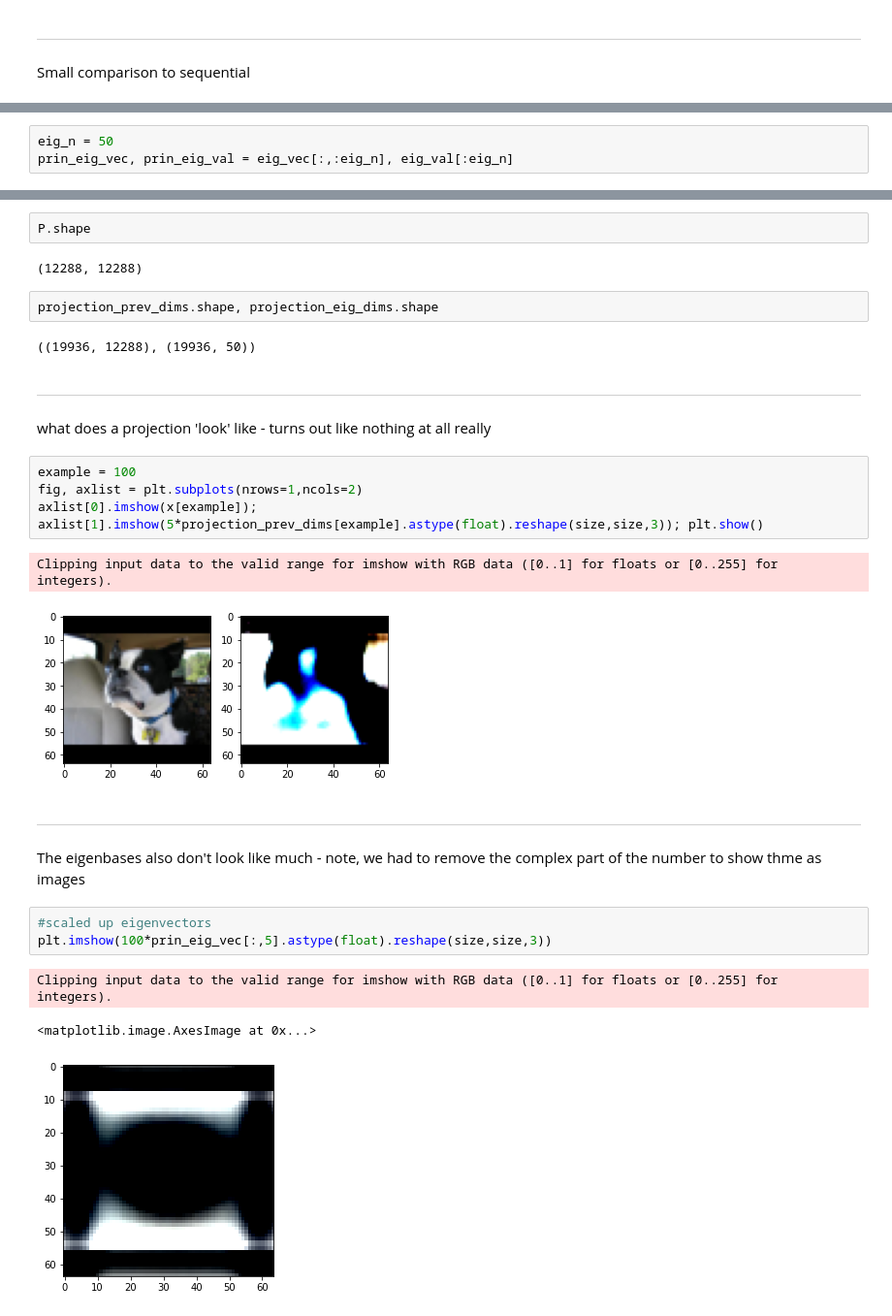
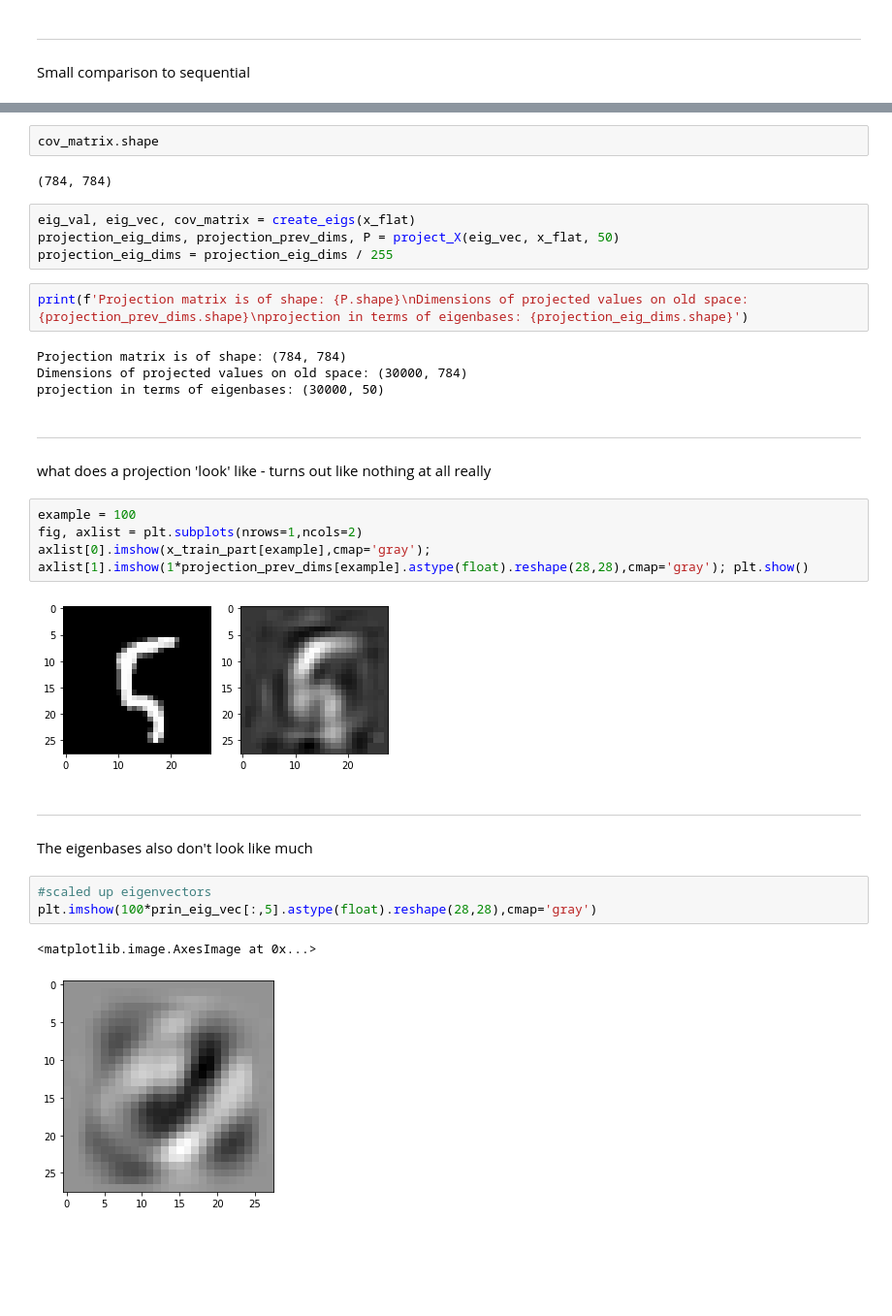
Before and after one commit to jakelourie1502/EigenVectors_and_SVD, a Jupyter notebook: dim_reduction_eigen.ipynb, the cells around one changed output, grey strips where cells are left out. Shown: that part at 97% size. Drawn from its saved outputs; the diff is of its cells as text; blank space fills up the shorter version.

```diff
--- a/dim_reduction_eigen.ipynb
+++ b/dim_reduction_eigen.ipynb
@@ -316,3 +280,0 @@ eig_val, eig_vec = np.linalg.eig(cov_matrix)
-# %%
-eig_n = 50
-prin_eig_vec, prin_eig_val = eig_vec[:,:eig_n], eig_val[:eig_n]
@@ -336,29 +315,33 @@ projection_eig_dims = X @ prin_eig_vec
 # %%
-P.shape
+cov_matrix.shape
 # %% [output]
-(12288, 12288)
+(784, 784)
-# %%
-projection_prev_dims.shape, projection_eig_dims.shape
-# %% [output]
-((19936, 12288), (19936, 50))
+# %%
+eig_val, eig_vec, cov_matrix = create_eigs(x_flat)
+projection_eig_dims, projection_prev_dims, P = project_X(eig_vec, x_flat, 50)
+projection_eig_dims = projection_eig_dims / 255
+# %%
+print(f'Projection matrix is of shape: {P.shape}\nDimensions of projected values on old space: {projection_prev_dims.shape}\nprojection in terms of eigenbases: {projection_eig_dims.shape}')
+# %% [output]
+Projection matrix is of shape: (784, 784)
+Dimensions of projected values on old space: (30000, 784)
+projection in terms of eigenbases: (30000, 50)
 # %% [markdown]
 ---
 what does a projection 'look' like - turns out like nothing at all really
 # %%
 example = 100
 fig, axlist = plt.subplots(nrows=1,ncols=2)
-axlist[0].imshow(x[example]);
-axlist[1].imshow(5*projection_prev_dims[example].astype(float).reshape(size,size,3)); plt.show()
+axlist[0].imshow(x_train_part[example],cmap='gray');
+axlist[1].imshow(1*projection_prev_dims[example].astype(float).reshape(28,28),cmap='gray'); plt.show()
 # %% [output]
-Clipping input data to the valid range for imshow with RGB data ([0..1] for floats or [0..255] for integers).
-[figure, old version]
+[figure, new version]
 # %% [markdown]
 ---
-The eigenbases also don't look like much - note, we had to remove the complex part of the number to show thme as images
+The eigenbases also don't look like much
 # %%
 #scaled up eigenvectors
-plt.imshow(100*prin_eig_vec[:,5].astype(float).reshape(size,size,3))
+plt.imshow(100*prin_eig_vec[:,5].astype(float).reshape(28,28),cmap='gray')
 # %% [output]
-Clipping input data to the valid range for imshow with RGB data ([0..1] for floats or [0..255] for integers).
+<matplotlib.image.AxesImage at 0x...>
-<matplotlib.image.AxesImage at 0x...>
-[figure, old version]
+[figure, new version]
```
Also changed, not shown: parts of 30 cells of this notebook.
